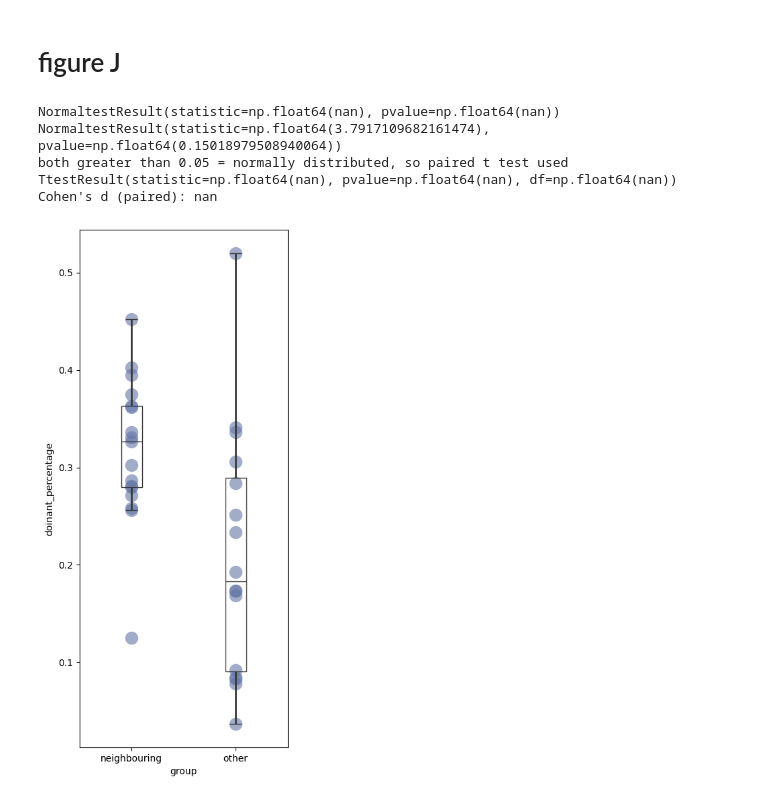
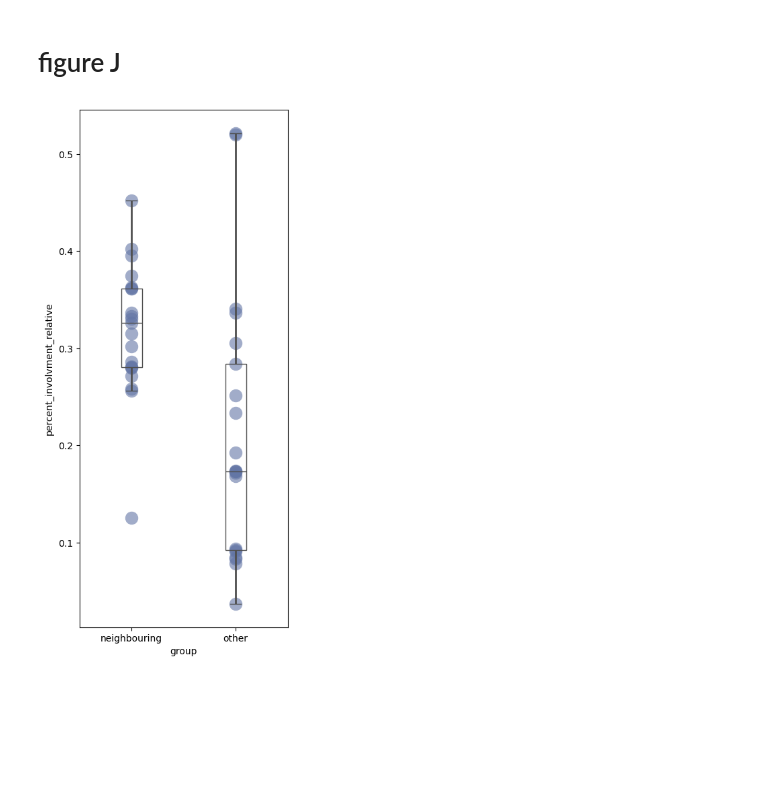
Before and after one commit to EmmettJT/procedural_replay_paper_2025, a Jupyter notebook: figure2/figure2_plots.ipynb, the cells around one changed output. Cells and saved outputs as stored; diff of their text form; code cells hidden in the pictures; blank space fills up the shorter version.

```diff
--- a/figure2/figure2_plots.ipynb
+++ b/figure2/figure2_plots.ipynb
@@ -51,7 +9,15 @@ done
 # %% [markdown]
 # figure B
 # %%
+yellow = '#E2DC92'
+green = '#69BD9D'
+blue = '#1C79B5'
+red = '#BE575F'
+dark_blue = '#264999'
+purple = '#724F94'
+gold = '#C6963E'
 
+data = f2_data_dict['example_awake_data_dict']
 ### change the color ordering to standard color ordering:
 # recolor and save these plots out
 current_color_order = [purple, blue, red, gold, yellow, green]
@@ -114,14 +80,17 @@ mask_ = (data["poke_in_times"] > timeframe[0]) * (data["poke_in_times"] < timefr
 
 # tracking and ehys times are synced to poke in times so tracking position has to be aligned to first poke in time in this timeframe.
 # Find the difference between PokeIN_EphysTime and the start of the behavior interval
-interval_pokeIn_spike_times = data["behav_sync"].PokeIN_EphysTime[data["behav_mask"]][mask_].values - data["behav_time_interval_start"][0]
+
+relevant_poke_in_times = data["behav_sync"].PokeIN_EphysTime[data["behav_mask"]][mask_].values
+relevant_poke_in_times = [ast.literal_eval(item) for item in relevant_poke_in_times]
+interval_pokeIn_spike_times = np.array(relevant_poke_in_times) - data["behav_time_interval_start"][0]
 # Find the offset between the first poke in time and the start of the timeframe
 tracking_offset = interval_pokeIn_spike_times[0] - timeframe[0]
 
 # Get the first synced time for the camera in the interval
 interval_cam_times =  data["behav_sync"].backcam_aligned_pokein_times[data["behav_mask"]][mask_].values[0]
 # Align the tracking start with the ephys by subtracting the offset
-cam_start_time = interval_cam_times - tracking_offset
+cam_start_time = ast.literal_eval(interval_cam_times) - tracking_offset
 
 # Calculate the number of events based on the timeframe size and bin size
 events = np.diff(timeframe)[0] /bin_size
@@ -357,7 +305,7 @@ Text(0.5, 155.72222222222223, 'Start motif')
 # %% [markdown]
 # figure G
 # %%
-logical_order = np.load(PP_PATH + file + r'\analysis_output\latent_composition_analysis\\logical_order.npy')
+logical_order = f2_data_dict['logical_order']
 
 
 #### define when seqs occur and label neurons that contribute to them
@@ -644,4 +569,6 @@ no neighbours 268_1_10_run_0606023_0235
 # %%
+Num_seqs_neurons_appeared_in_a_a = f2_data_dict['latent_composition_dict']['Num_seqs_neurons_appeared_in_a_a']
+
 # plot number of sequences neurons appear in as percentage of spikes
 means = []
 fig,ax= plt.subplots(1, 1,figsize=(5, 7))
@@ -655,42 +582,27 @@ ax.plot(means,'-', color = '#6275A5')
 # %% [markdown]
 # figure J
 # %%
+non_neighbor_proportions_a_a = f2_data_dict['latent_composition_dict']['non_neighbor_proportions_a_a']
+neighbor_proportions_a_a = f2_data_dict['latent_composition_dict']['neighbor_proportions_a_a']
+
 non_neighbor_means = []
 neighbor_means = []
 for index,item in enumerate(non_neighbor_proportions_a_a):
     non_neighbor_means += [np.nanmean(item)]
     neighbor_means += [np.nanmean(neighbor_proportions_a_a[index])]
 
-#remove nan value:
-non_neighbor_means =non_neighbor_means[0:12] + non_neighbor_means[13::]
-neighbor_means= neighbor_means[0:12] + neighbor_means[13::]
 
 fig,ax= plt.subplots(1, 1,figsize=(4, 10))
 ax.plot(np.ones(len(non_neighbor_means)),non_neighbor_means,'o',color = '#6275A5', markersize = 14,alpha = 0.6, markeredgewidth=0.0 )
 
 
 ax.plot(np.zeros(len(neighbor_means)),neighbor_means,'o',color = '#6275A5', markersize = 14,alpha = 0.6, markeredgewidth=0.0 )
 
-plot_df = pd.DataFrame({'group': (['neighbouring']*len(neighbor_means)) + (['other']*len(non_neighbor_means)), 'doinant_percentage': neighbor_means+non_neighbor_means})
+plot_df = pd.DataFrame({'group': (['neighbouring']*len(neighbor_means)) + (['other']*len(non_neighbor_means)), 'percent_involvment_relative': neighbor_means+non_neighbor_means})
 
-ax=sns.boxplot( y = 'doinant_percentage', x = 'group', data = plot_df, color = dark_blue, width = .2, zorder = 10,\
+ax=sns.boxplot( y = 'percent_involvment_relative', x = 'group', data = plot_df, color = '#6275A5', width = .2, zorder = 10,\
             showcaps = True, boxprops = {'facecolor':'none', "zorder":10},\
             showfliers=False, whiskerprops = {'linewidth':2, "zorder":10},\
                saturation = 1, orient = 'v',ax = ax)
-
-print(scipy.stats.normaltest(non_neighbor_means))
-print(scipy.stats.normaltest(neighbor_means))
-print('both greater than 0.05 = normally distributed, so paired t test used')
-print(scipy.stats.ttest_rel(non_neighbor_means, neighbor_means))
-
-# Compute Cohen's d for paired samples
-diff = np.array(non_neighbor_means) - np.array(neighbor_means)
-cohen_d = np.mean(diff) / np.std(diff, ddof=1)  # use ddof=1 for sample SD
-print("Cohen's d (paired):", cohen_d)
 # %% [output]
-NormaltestResult(statistic=np.float64(nan), pvalue=np.float64(nan))
-NormaltestResult(statistic=np.float64(3.7917109682161474), pvalue=np.float64(0.15018979508940064))
-both greater than 0.05 = normally distributed, so paired t test used
-TtestResult(statistic=np.float64(nan), pvalue=np.float64(nan), df=np.float64(nan))
-Cohen's d (paired): nan
-[figure, old version]
+[figure, new version]
```
Also changed, not shown: parts of 8 cells of this notebook, 9 other files.
